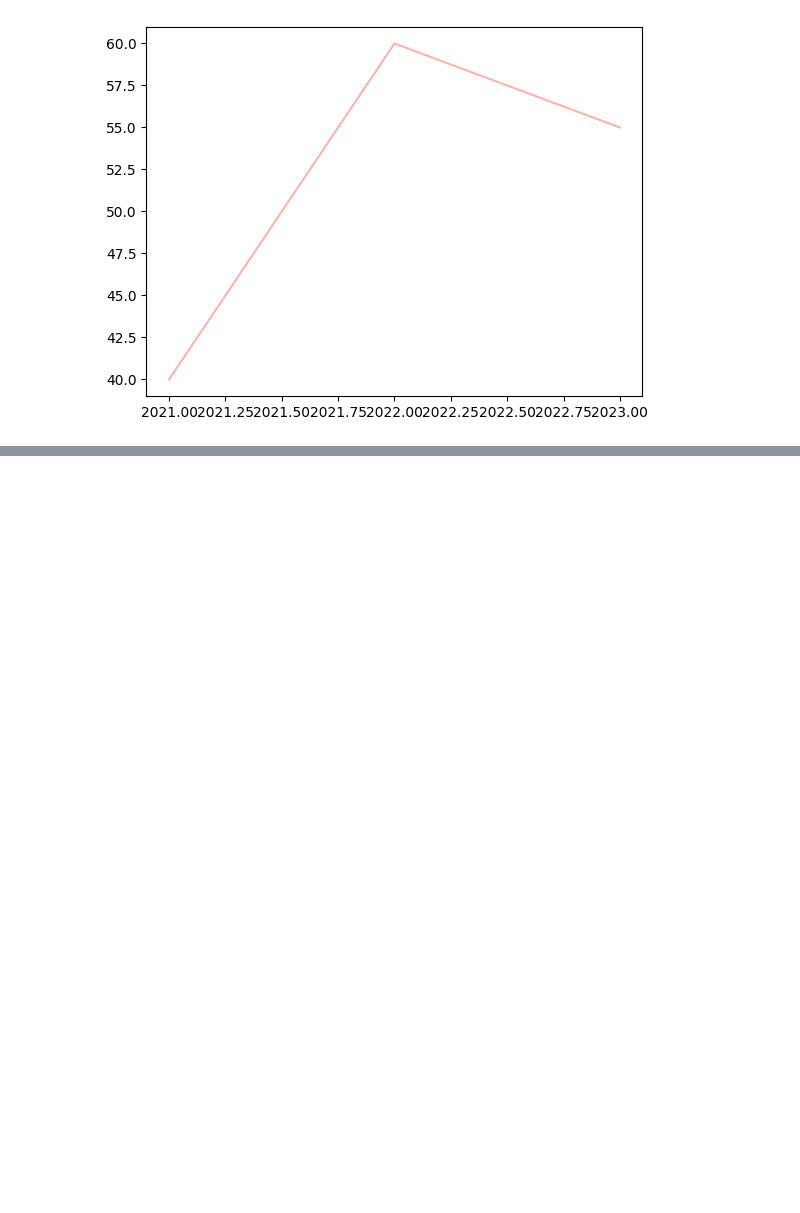
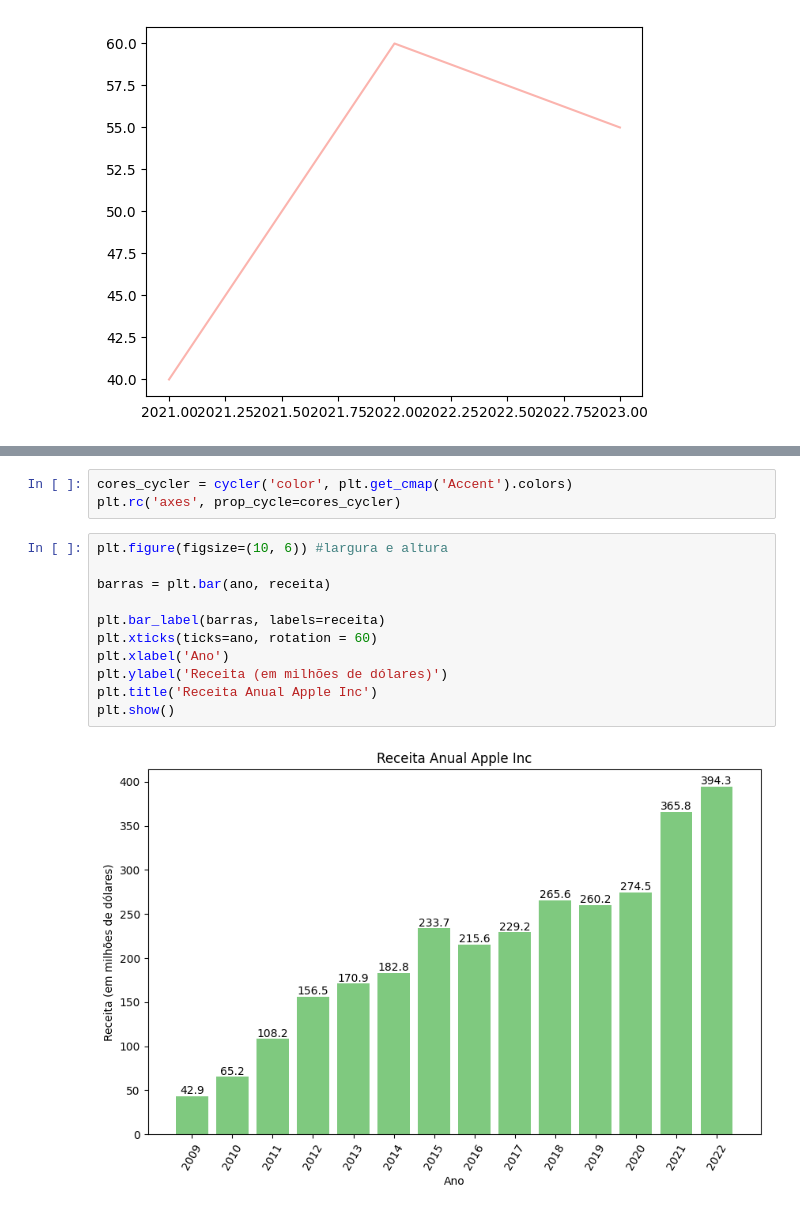
Before and after one commit to stephanyresque/Ciencia-de-dados-2, a Jupyter notebook: 28_10_24.ipynb, the cells around one changed output, grey strips where cells are left out. Cells and saved outputs as stored; diff of their text form; blank space fills up the shorter version.

```diff
--- a/28_10_24.ipynb
+++ b/28_10_24.ipynb
@@ -279,0 +301,16 @@ plt.show()
+# %%
+cores_cycler = cycler('color', plt.get_cmap('Accent').colors)
+plt.rc('axes', prop_cycle=cores_cycler)
+# %%
+plt.figure(figsize=(10, 6)) #largura e altura
+
+barras = plt.bar(ano, receita)
+
+plt.bar_label(barras, labels=receita)
+plt.xticks(ticks=ano, rotation = 60)
+plt.xlabel('Ano')
+plt.ylabel('Receita (em milhões de dólares)')
+plt.title('Receita Anual Apple Inc')
+plt.show()
+# %% [output]
+[figure, added]
```
Also changed, not shown: parts of 6 cells of this notebook.
